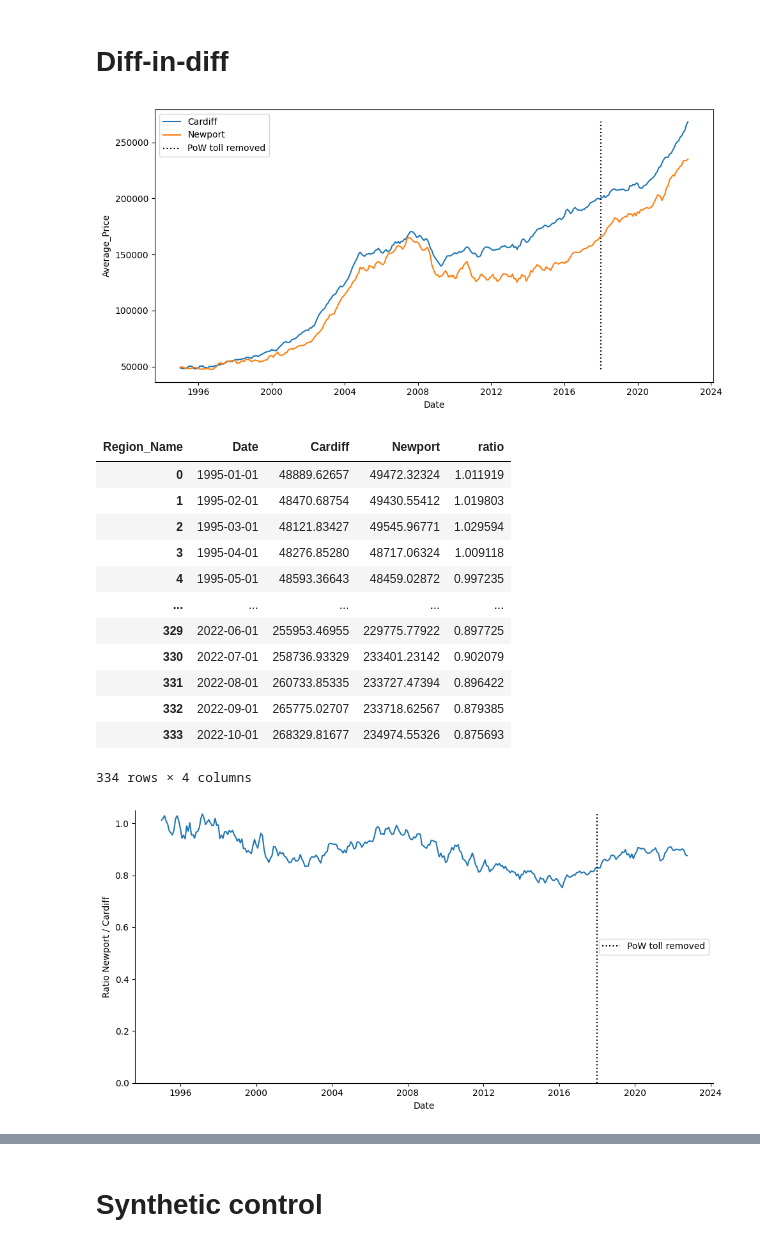
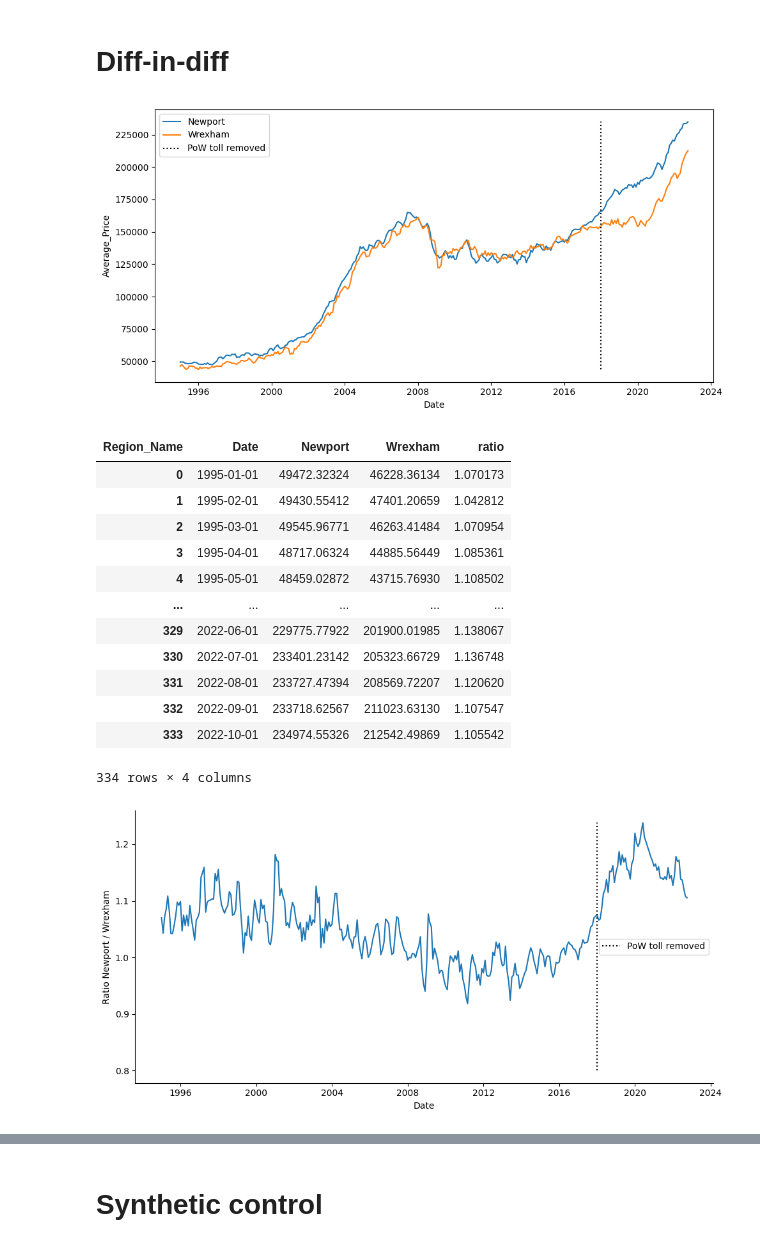
Before and after one commit to SergioRec/test_stuff, a Jupyter notebook: property_prices_bridge/analysis_sc.ipynb, the cells around one changed output, grey strips where cells are left out. Drawn from its saved outputs; the diff is of its cells as text; code cells hidden in the pictures.

```diff
--- a/property_prices_bridge/analysis_sc.ipynb
+++ b/property_prices_bridge/analysis_sc.ipynb
@@ -11,7 +11,7 @@ import numpy as np
 # from https://www.gov.uk/government/statistical-data-sets/uk-house-price-index-data-downloads-october-2022
 
 prices = pd.read_csv('data/Average-prices-2022-10.csv', parse_dates=['Date'])
-prices = prices[prices['Date'] >= '01-01-1995']
+prices = prices[prices['Date'] >= dt.datetime(1995, 1, 1)].reset_index()
 # %%
 prices.info()
 # %% [output]
@@ -35,6 +36,9 @@ all_wales = prices[(prices['Area_Code'].str.startswith('W')) & (prices['Region_N
 wales_avg = prices[prices['Region_Name'] == 'Wales']
 newport = prices[prices['Region_Name'] == 'Newport']
 rest_wales = prices[(prices['Area_Code'].str.startswith('W')) & (prices['Region_Name'] != 'Wales') & (prices['Region_Name'] != 'Newport')]
+# %%
+# bridges returned to public ownership in 01-2018, toll removal on 12-2018
+treatment_date = dt.date(2018, 1, 1)
 # %%
 fig, ax = plt.subplots(figsize=(10, 5))
 
@@ -63,52 +67,52 @@ plt.show()
 # Diff-in-diff
 # %%
 some_las = prices[(prices['Region_Name'] == 'Newport') |
-                  (prices['Region_Name'] == 'Cardiff')]
+                  (prices['Region_Name'] == 'Wrexham')]
 # %%
 fig, ax = plt.subplots(figsize=(10, 5))
 
 ax = sns.lineplot(data=some_las, x='Date', y='Average_Price', hue='Region_Name')
-plt.vlines(dt.datetime(2018, 1, 1), ymin=min(some_las['Average_Price']), ymax=max(some_las['Average_Price']),
+plt.vlines(treatment_date, ymin=min(some_las['Average_Price']), ymax=max(some_las['Average_Price']),
            linestyles=':', colors='black', label='PoW toll removed')
 plt.legend()
 plt.tight_layout()
 
 plt.show()
 # %% [output]
-[figure, old version]
+[figure, new version]
 # %%
 some_las_pvt = some_las.pivot(index='Date', columns='Region_Name', values='Average_Price').reset_index()
-some_las_pvt['ratio'] = some_las_pvt['Newport'] / some_las_pvt['Cardiff']
+some_las_pvt['ratio'] = some_las_pvt['Newport'] / some_las_pvt['Wrexham']
 # %%
 some_las_pvt
 # %% [output]
-| Region_Name | Date | Cardiff | Newport | ratio |
-| 0 | 1995-01-01 | 48889.62657 | 49472.32324 | 1.011919 |
-| 1 | 1995-02-01 | 48470.68754 | 49430.55412 | 1.019803 |
-| 2 | 1995-03-01 | 48121.83427 | 49545.96771 | 1.029594 |
-| 3 | 1995-04-01 | 48276.85280 | 48717.06324 | 1.009118 |
-| 4 | 1995-05-01 | 48593.36643 | 48459.02872 | 0.997235 |
+| Region_Name | Date | Newport | Wrexham | ratio |
+| 0 | 1995-01-01 | 49472.32324 | 46228.36134 | 1.070173 |
+| 1 | 1995-02-01 | 49430.55412 | 47401.20659 | 1.042812 |
+| 2 | 1995-03-01 | 49545.96771 | 46263.41484 | 1.070954 |
+| 3 | 1995-04-01 | 48717.06324 | 44885.56449 | 1.085361 |
+| 4 | 1995-05-01 | 48459.02872 | 43715.76930 | 1.108502 |
 | ... | ... | ... | ... | ... |
-| 329 | 2022-06-01 | 255953.46955 | 229775.77922 | 0.897725 |
-| 330 | 2022-07-01 | 258736.93329 | 233401.23142 | 0.902079 |
-| 331 | 2022-08-01 | 260733.85335 | 233727.47394 | 0.896422 |
-| 332 | 2022-09-01 | 265775.02707 | 233718.62567 | 0.879385 |
-| 333 | 2022-10-01 | 268329.81677 | 234974.55326 | 0.875693 |
+| 329 | 2022-06-01 | 229775.77922 | 201900.01985 | 1.138067 |
+| 330 | 2022-07-01 | 233401.23142 | 205323.66729 | 1.136748 |
+| 331 | 2022-08-01 | 233727.47394 | 208569.72207 | 1.120620 |
+| 332 | 2022-09-01 | 233718.62567 | 211023.63130 | 1.107547 |
+| 333 | 2022-10-01 | 234974.55326 | 212542.49869 | 1.105542 |
 334 rows × 4 columns
 # %%
 fig, ax = plt.subplots(figsize=(10, 5))
 
 ax = sns.lineplot(data=some_las_pvt, x='Date', y='ratio')
-plt.vlines(dt.datetime(2018, 1, 1), ymin=0, ymax=max(some_las_pvt['ratio']),
+plt.vlines(treatment_date, ymin=0.8, ymax=max(some_las_pvt['ratio']),
            linestyles=':', colors='black', label='PoW toll removed')
-plt.ylim(0, 1.05)
-plt.ylabel('Ratio Newport / Cardiff')
+# plt.ylim(0.5, 1.5)
+plt.ylabel('Ratio Newport / Wrexham')
 plt.legend(loc='center right')
 plt.tight_layout()
 sns.despine()
 plt.show()
 # %% [output]
-[figure, old version]
+[figure, new version]
 # %%
 np_2016 = int(some_las[(some_las['Date'] == '01-01-2016') & (some_las['Region_Name'] == 'Newport')]['Average_Price'])
 np_2020 = int(some_las[(some_las['Date'] == '01-01-2020') & (some_las['Region_Name'] == 'Newport')]['Average_Price'])
```
Also changed, not shown: parts of 33 cells of this notebook.
